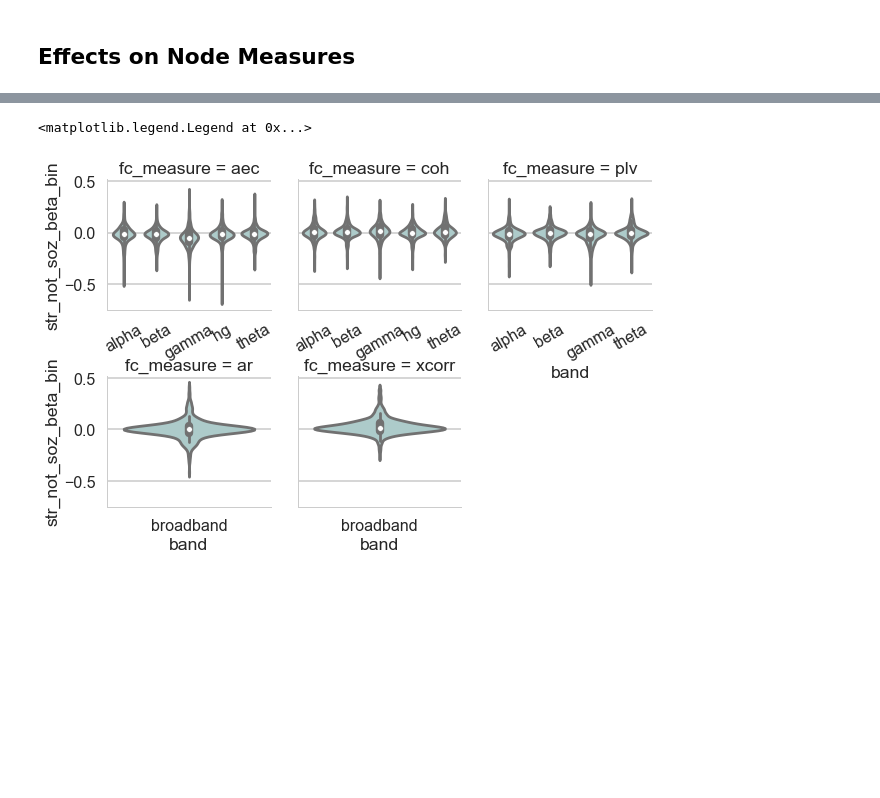
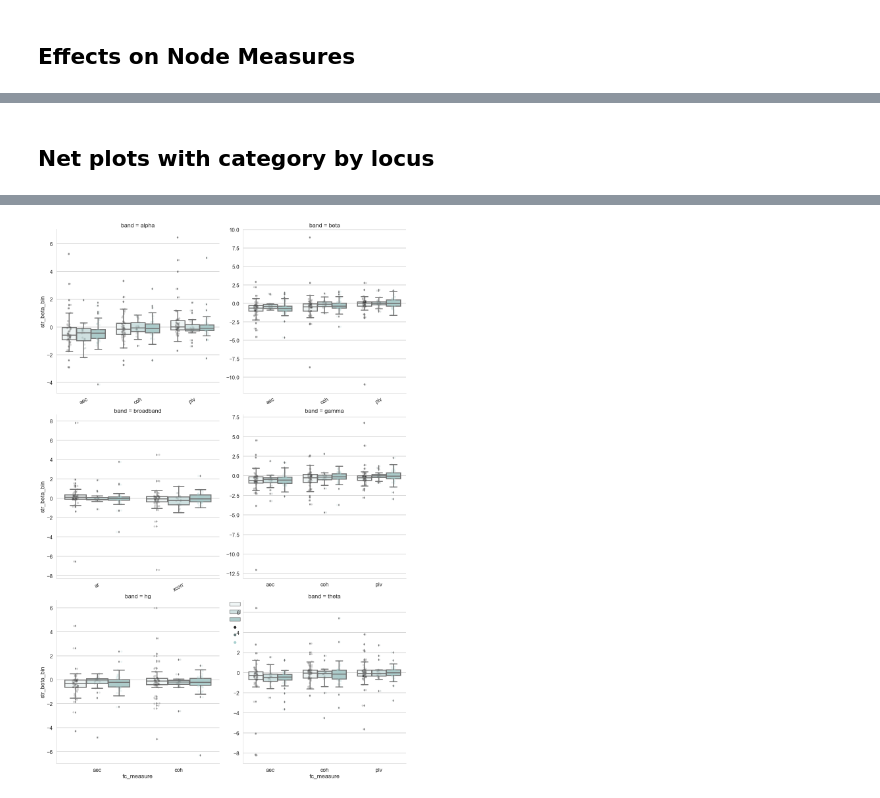
Before and after one commit to jastiso/interictal_spikes_fc, a Jupyter notebook: scripts/analysis_6.ipynb, the cells around one changed output, grey strips where cells are left out. Saved outputs shown, nothing was run; the diff lists cells and outputs as text; code cells hidden in the pictures; blank space fills up the shorter version.

```diff
--- a/scripts/analysis_6.ipynb
+++ b/scripts/analysis_6.ipynb
@@ -258,17 +255,17 @@ g.savefig("../img/net_bin.eps")
 # %%
 # grand teton palette
 colors = ['#5b6c88', '#f0eee2']
-custom_palette = sns.set_palette(sns.color_palette(colors))
+custom_palette = sns.set_palette(sns.color_palette('Set1'))
 
 g = sns.FacetGrid(data=net_data, col='fc_measure' ,col_wrap = 2,
                   sharex=False, sharey=False, legend_out=True, palette = custom_palette, size=8)
 g.map(sns.boxplot, 'band', 'str_beta_num', 'soz')
-#g.map(sns.stripplot, 'band', 'str_beta_num', 'soz',jitter=True, dodge=True,
-              #alpha=.25, zorder=1, size=8)
+g.map(sns.stripplot, 'band', 'str_beta_num', 'soz',jitter=True, dodge=True,
+              alpha=.2, zorder=1, size=6)
 g.axes[0].set_xticklabels(g.axes[0].xaxis.get_majorticklabels(),rotation=30)
 g.axes[1].set_xticklabels(g.axes[1].xaxis.get_majorticklabels(),rotation=30)
 g.axes[2].set_xticklabels(g.axes[2].xaxis.get_majorticklabels(),rotation=30)
-g.axes[3].legend(bbox_to_anchor = (1.05,1), loc=2, borderaxespad=0.)
+g.axes[4].legend(bbox_to_anchor = (1.05,1), loc=2, borderaxespad=0.)
 #for ax in g.axes:
 #    ax.set_ylim(-2,2)
 
@@ -309,0 +313,3 @@ g.axes[4].legend(bbox_to_anchor = (1.05,1), loc=2, borderaxespad=0.)
+# %%
+temporal = ['lingual', 'bankssts', 'temp', 'hippo', 'rhin', 'fusiform']
+frontal = ['front']
@@ -309,0 +352,5 @@ g.axes[4].legend(bbox_to_anchor = (1.05,1), loc=2, borderaxespad=0.)
+# %%
+# add locus back to big data frames
+net_data = pd.merge(net_data, epilepsy_type, on='subj')
+node_data = pd.merge(node_data, epilepsy_type, on='subj')
+net_data.info()
@@ -310,13 +398,24 @@ g.axes[4].legend(bbox_to_anchor = (1.05,1), loc=2, borderaxespad=0.)
+# %% [markdown]
+## Net plots with category by locus
+# %%
+#get only total strength
+net_str = net_data[net_data['soz'] == 2]
 # %%
-# grand teton natl park color pallette
+# grand teton palette
 colors = ['#a8d0cf', '#babbb1']
 custom_palette = sns.set_palette(sns.color_palette(colors))
 
-g = sns.FacetGrid(data=node_data, col='fc_measure', col_wrap = 3,
-                  sharex=False, legend_out=True, palette = custom_palette)
-g.map(sns.violinplot, 'band', 'str_not_soz_beta_bin', height=20)
+g = sns.FacetGrid(data=net_str, col='band' ,col_wrap = 2,
+                  sharex=False, sharey=False, legend_out=True, palette = custom_palette, size=8)
+g.map(sns.boxplot, 'fc_measure', 'str_beta_bin', 'locus', hue_order = ['tle','fle','amb'])
+g.map(sns.stripplot, 'fc_measure', 'str_beta_bin', 'locus', hue_order = ['tle','fle','amb'],jitter=True, dodge=True,
+              alpha=.2, zorder=1, size=6)
 g.axes[0].set_xticklabels(g.axes[0].xaxis.get_majorticklabels(),rotation=30)
 g.axes[1].set_xticklabels(g.axes[1].xaxis.get_majorticklabels(),rotation=30)
 g.axes[2].set_xticklabels(g.axes[2].xaxis.get_majorticklabels(),rotation=30)
 g.axes[4].legend(bbox_to_anchor = (1.05,1), loc=2, borderaxespad=0.)
+#for ax in g.axes:
+#    ax.set_ylim(-5,5)
+
+#g.savefig("../img/net_num.eps")
 # %% [output]
@@ -324,2 +423 @@ WARNING:matplotlib.legend:No handles with labels found to put in legend.
-<matplotlib.legend.Legend at 0x...>
-[figure, old version]
+[figure, new version]
```
Also changed, not shown: parts of 29 cells of this notebook, 11 other files.
